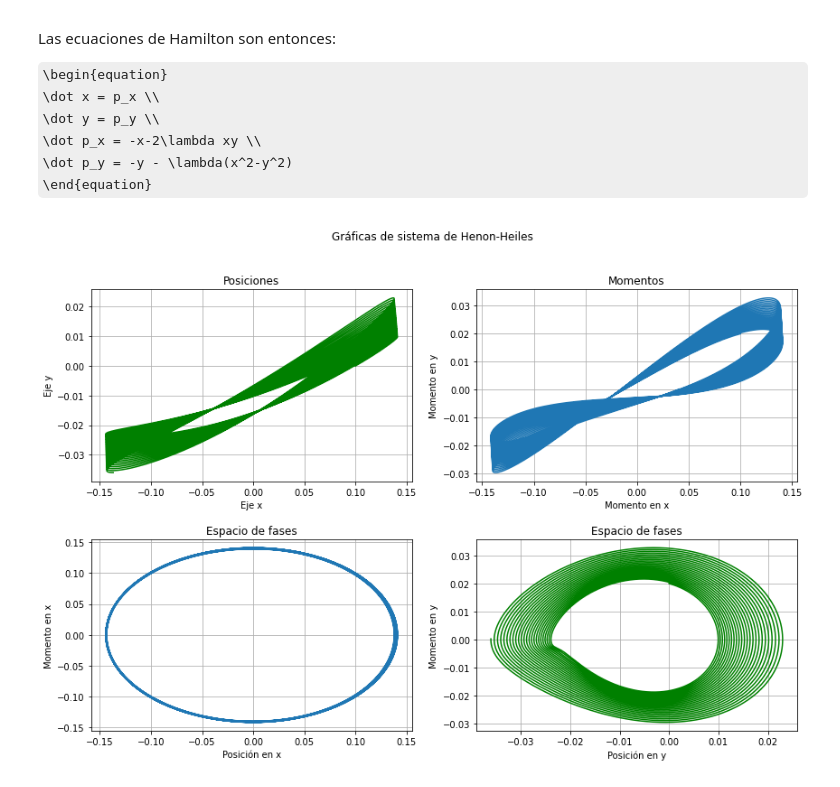
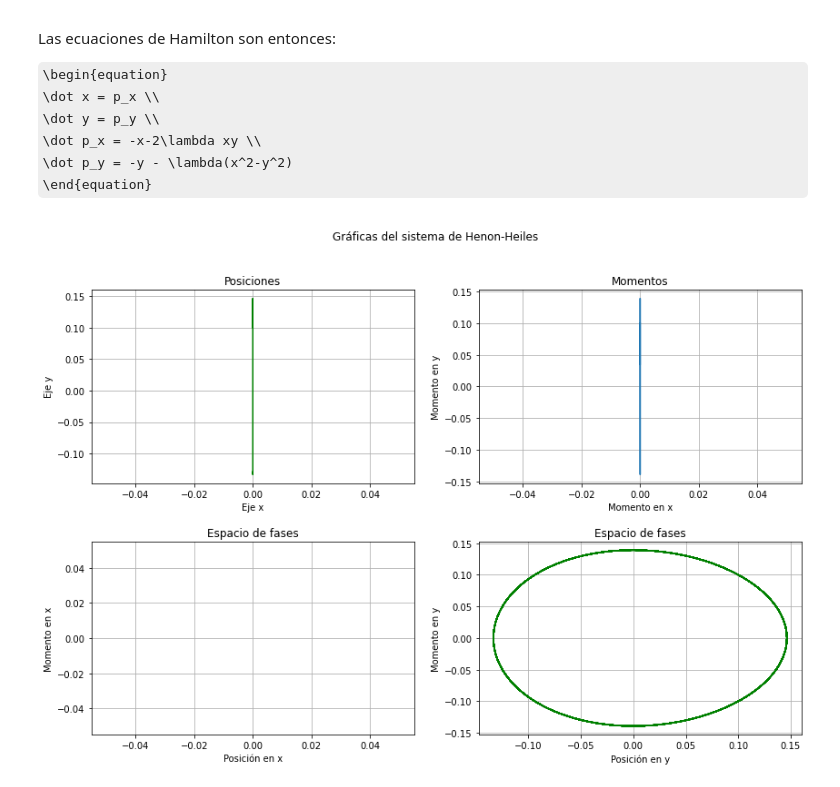
Before and after one commit to KaboomPhysicist/Mecanica-Workshop, a Jupyter notebook: Tarea 3/Tarea 3.ipynb, the cells around one changed output. Drawn from its saved outputs; the diff is of its cells as text; code cells hidden in the pictures; some formulas as TeX source.

Commit message:
Más gráficas

```diff
--- a/Tarea 3/Tarea 3.ipynb
+++ b/Tarea 3/Tarea 3.ipynb
@@ -55,7 +55,7 @@ def solve_system(x0,y0,px0,py0,t0,tf):
 # %%
 def graphs(x,y,px,py,t):
     plt.figure(figsize=(14,9))
-    plt.suptitle("Gráficas de sistema de Henon-Heiles")
+    plt.suptitle("Gráficas del sistema de Henon-Heiles")
 
     plt.subplots_adjust(hspace=0.3)
 
@@ -93,6 +93,6 @@ def main(x0,y0,px0,py0,t0,tf):
     sol=solve_system(x0,y0,px0,py0,t0,tf)
     graphs(*sol)
 # %%
-main(0.1,0,0.1,0.02,0,150)
+main(0,0.1,0,0.1,0,150) #ani001
 # %% [output]
-[figure, old version]
+[figure, new version]
```
Also changed, not shown: parts of 4 cells of this notebook, 1 other file.
